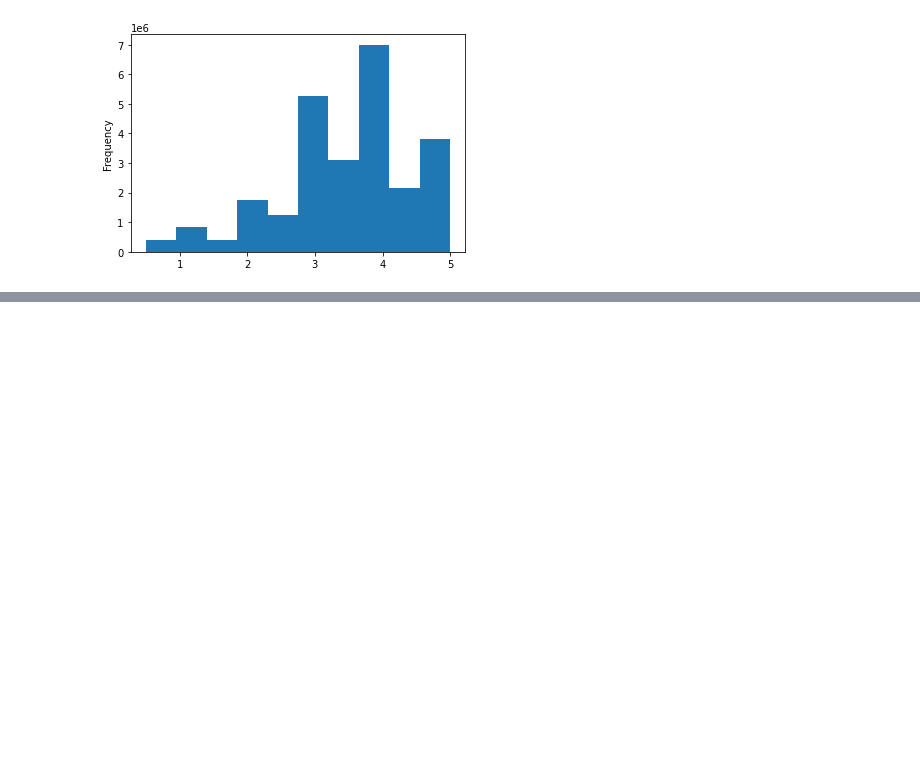
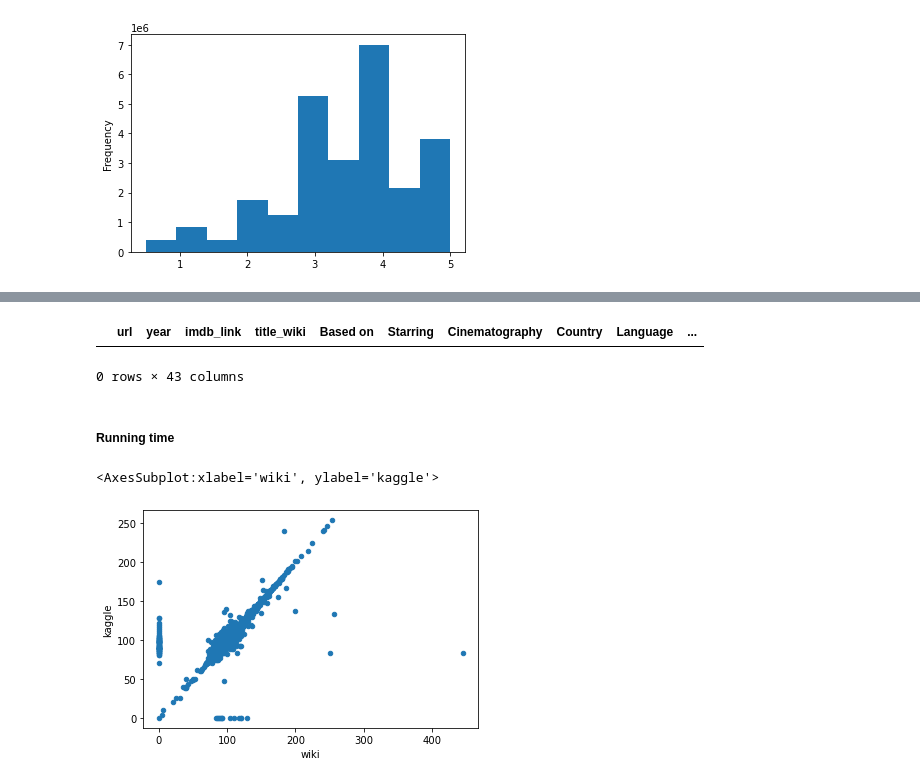
Before and after one commit to nsmeltz/Movies_ETL, a Jupyter notebook: Movies_ETL.ipynb, the cells around one changed output, grey strips where cells are left out. Drawn from its saved outputs; the diff is of its cells as text; code cells hidden in the pictures; blank space fills up the shorter version.

Commit message:
merged wiki and kaggle

```diff
--- a/Movies_ETL.ipynb
+++ b/Movies_ETL.ipynb
@@ -1137,0 +1152,3 @@ Name: rating, dtype: float64
+# %%
+movies_df = pd.merge(wiki_movies_df, kaggle_metadata, on='imdb_id', suffixes=['_wiki','_kaggle'])
+movies_df.sample(5)
@@ -1137,0 +1197,15 @@ Name: rating, dtype: float64
+# %%
+# Show any rows where title_kaggle is empty
+movies_df[(movies_df['title_kaggle'] == '') | (movies_df['title_kaggle'].isnull())]
+# %% [output]
+|  | url | year | imdb_link | title_wiki | Based on | Starring | Cinematography | Country | Language | ... |
+0 rows × 43 columns
+# %% [markdown]
+##### Running time
+# %%
+# Make a scatter plot of wiki vs kaggle run times
+# If they are exactly the same there will be a 1:1 relationship
+movies_df.fillna(0).plot(x='running_time', y='runtime', kind='scatter', xlabel ='wiki', ylabel='kaggle')
+# %% [output]
+<AxesSubplot:xlabel='wiki', ylabel='kaggle'>
+[figure, added]
```
Also changed, not shown: parts of 38 cells of this notebook.
